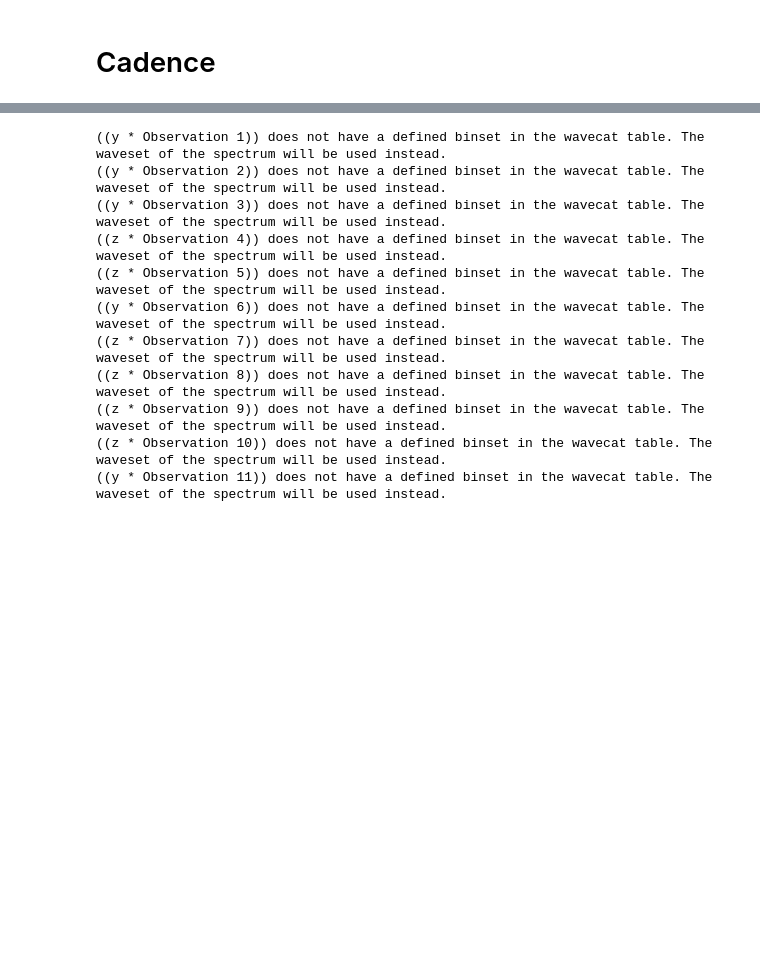
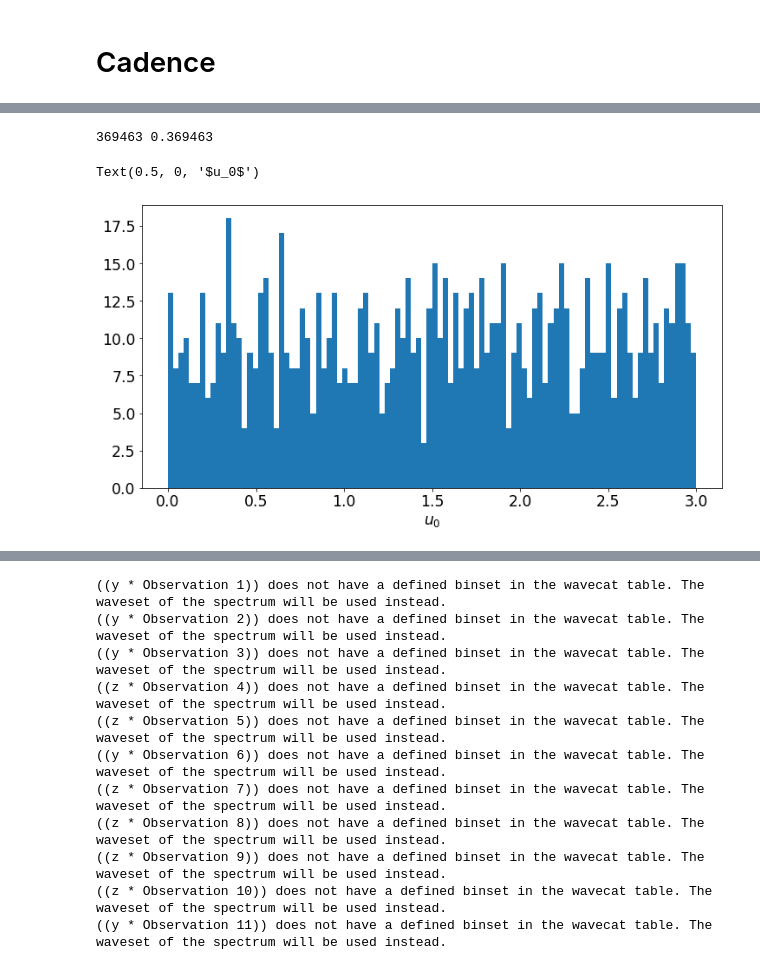
Before and after one commit to sylvielsstfr/StageM12021, a Jupyter notebook: notebooks Damien/Test fit + chi2.ipynb, the cells around one changed output, grey strips where cells are left out. Saved outputs shown, nothing was run; the diff lists cells and outputs as text; code cells hidden in the pictures; blank space fills up the shorter version.

```diff
--- a/notebooks Damien/Test fit + chi2.ipynb
+++ b/notebooks Damien/Test fit + chi2.ipynb
@@ -81,0 +87,11 @@ LSST_y = S.ArrayBandpass(df_LSST["wl"].values*10, df_LSST["y"].values, name = "y
+# %%
+rg = RealisticGenerator(xvts=1000000)
+param=rg.generate_parameters(mass = 100, nb_parameters=1000)
+# %% [output]
+369463 0.369463
+# %%
+plt.hist(param["u0"],bins=100);
+plt.xlabel("$u_0$")
+# %% [output]
+Text(0.5, 0, '$u_0$')
+[figure, added]
```
Also changed, not shown: parts of 12 cells of this notebook, 3 other files.
